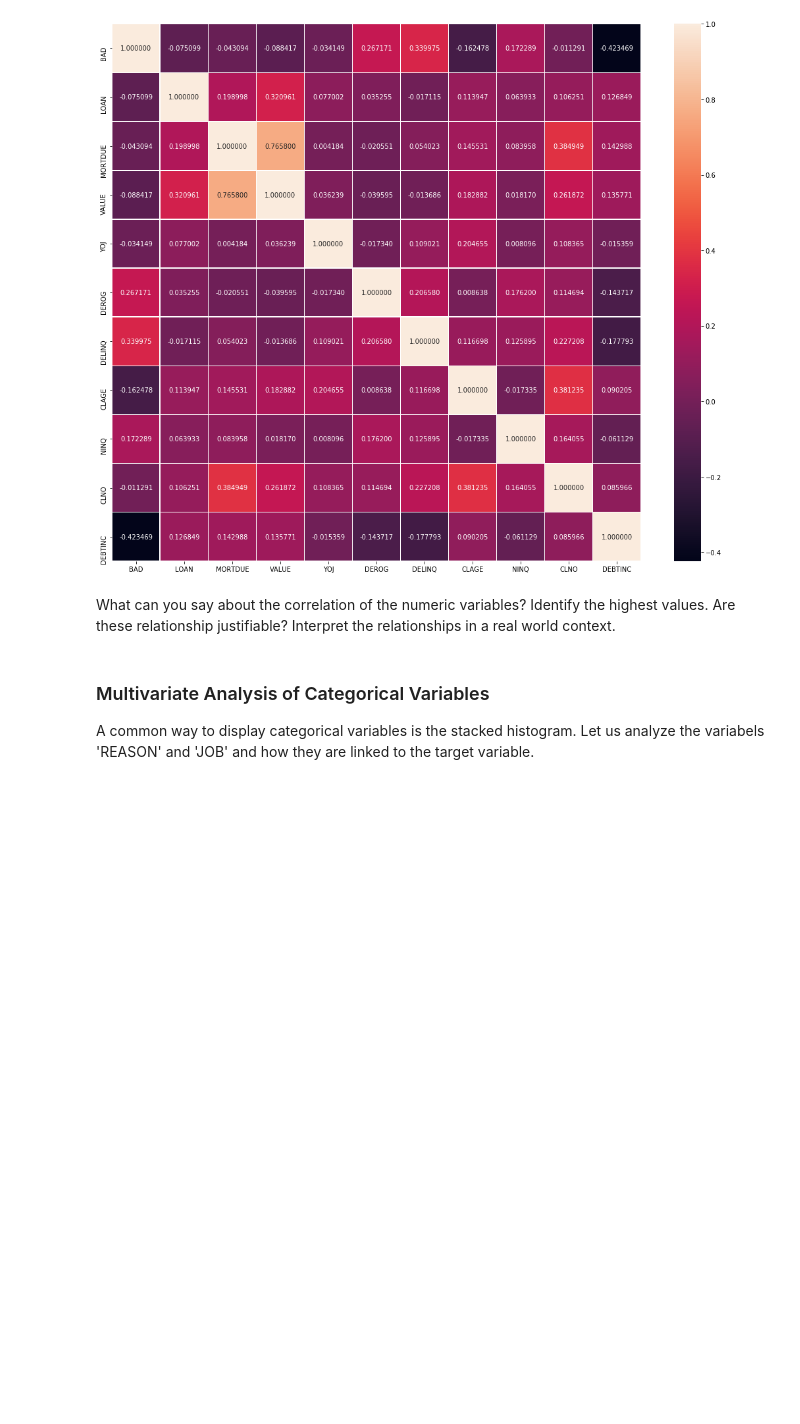
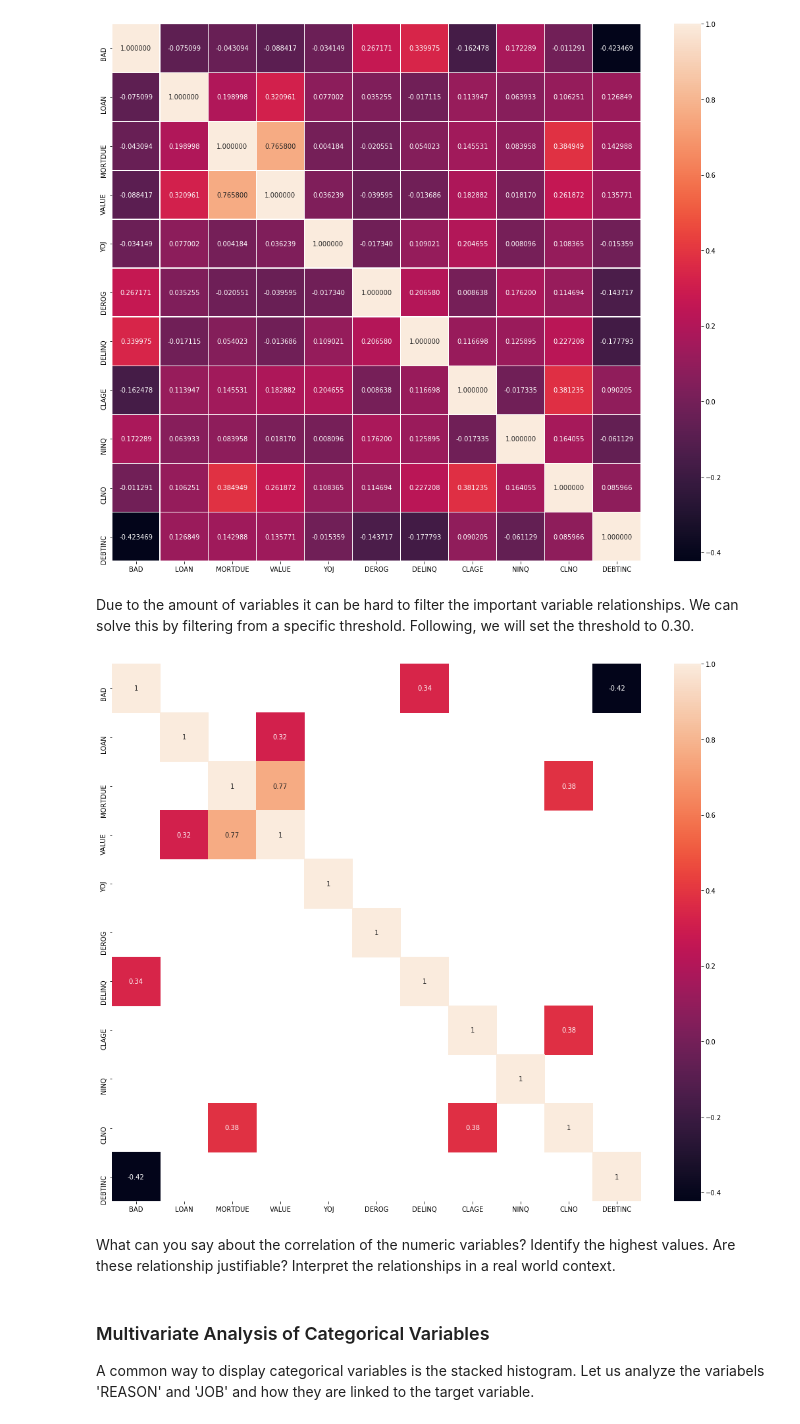
Before and after one commit to wiebkepeters/IS-HU-Berlin, a Jupyter notebook: AdamsEDA.ipynb, the cells around one changed output. Saved outputs shown, nothing was run; the diff lists cells and outputs as text; code cells hidden in the pictures; blank space fills up the shorter version.

```diff
--- a/AdamsEDA.ipynb
+++ b/AdamsEDA.ipynb
@@ -256,11 +258,19 @@ After gaining more knowledge about the variables individually, it is important t
 
 Next, we will have a plot a heatmap. It shows the correlation for all numeric variables.
 # %%
-
+corr= credit.corr()
 f,ax = plt.subplots(figsize=(18, 15))
-sns.heatmap(credit.corr(),annot=True,linewidth=.5,fmt='1f');
+sns.heatmap(corr ,annot=True,linewidth=.5,fmt='1f');
 # %% [output]
 [figure]
+# %% [markdown]
+ Due to the amount of variables it can be hard to filter the important variable relationships. We can solve this by filtering from a specific threshold. Following, we will set the threshold to 0.30.
+# %%
+f,ax = plt.subplots(figsize=(18, 15))
+sns.heatmap(corr[(corr >= 0.30) | (corr <= -0.30)],
+            annot=True);
+# %% [output]
+[figure, added]
 # %% [markdown]
 What can you say about the correlation of the numeric variables?
 Identify the highest values. Are these relationship justifiable?
```
Also changed, not shown: parts of 5 cells of this notebook.
